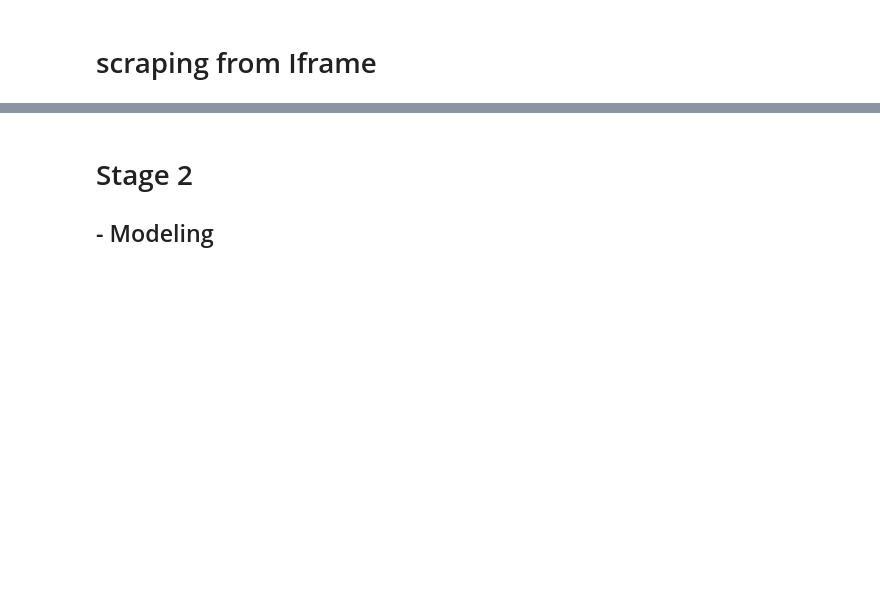
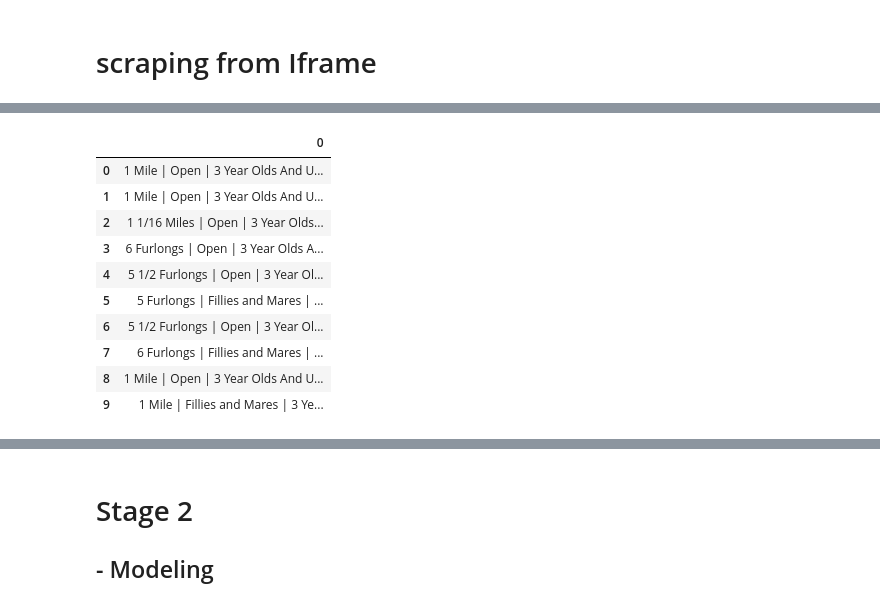
Before and after one commit to jungi21cc/golden_gate_field, a Jupyter notebook: golden_gate.ipynb, the cells around one changed output, grey strips where cells are left out. Saved outputs shown, nothing was run; the diff lists cells and outputs as text; code cells hidden in the pictures; blank space fills up the shorter version.

```diff
--- a/golden_gate.ipynb
+++ b/golden_gate.ipynb
@@ -137,0 +68,27 @@ driver.close()
+# %%
+info_li2 = []
+count2 = 0
+rows2 = []
+
+for j in range(len(info2)):
+    info_li2.append(info2[j].text)
+#     info_li2[count2] = info_li2[count2].split(" ")
+
+    rows2.append(info_li2[count2])
+
+    count2 += 1
+
+info_2 = pd.DataFrame(rows2)
+info_2
+# %% [output]
+|  | 0 |
+| 0 | 1 Mile | Open | 3 Year Olds And U... |
+| 1 | 1 Mile | Open | 3 Year Olds And U... |
+| 2 | 1 1/16 Miles | Open | 3 Year Olds... |
+| 3 | 6 Furlongs | Open | 3 Year Olds A... |
+| 4 | 5 1/2 Furlongs | Open | 3 Year Ol... |
+| 5 | 5 Furlongs | Fillies and Mares | ... |
+| 6 | 5 1/2 Furlongs | Open | 3 Year Ol... |
+| 7 | 6 Furlongs | Fillies and Mares | ... |
+| 8 | 1 Mile | Open | 3 Year Olds And U... |
+| 9 | 1 Mile | Fillies and Mares | 3 Ye... |
```
Also changed, not shown: parts of 29 cells of this notebook.
